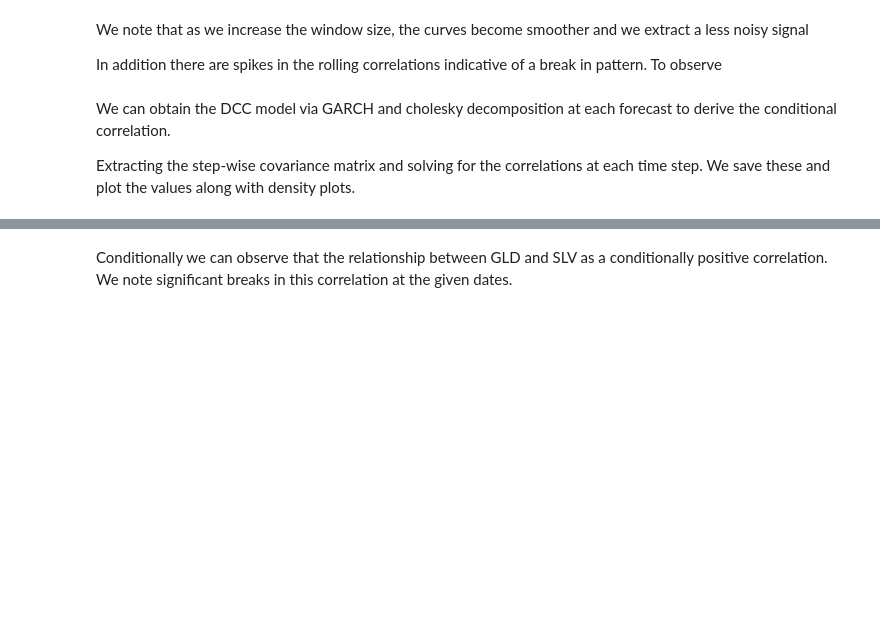
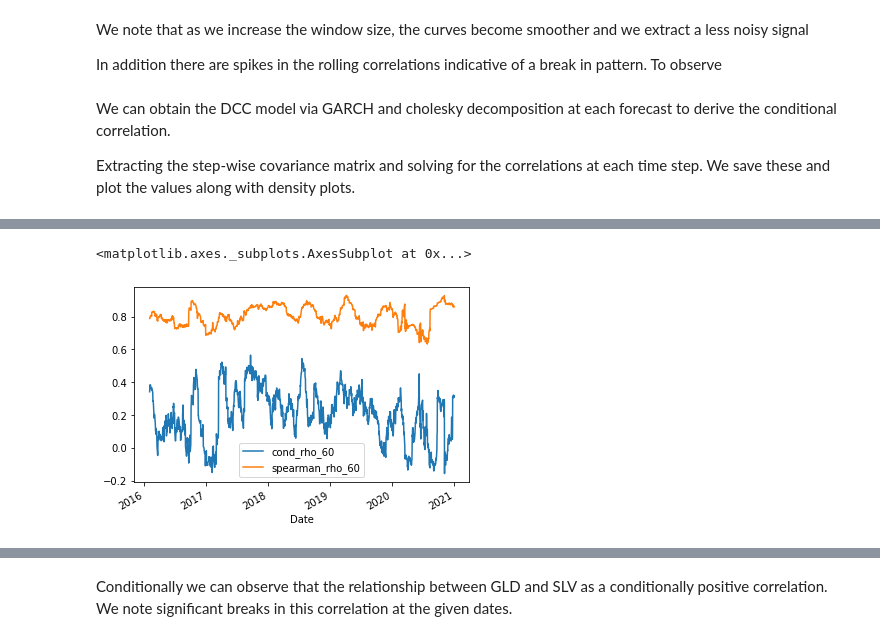
Before and after one commit to HAJG1112/StochasticCorrelations, a Jupyter notebook: Pcode/research.ipynb, the cells around one changed output, grey strips where cells are left out. Cells and saved outputs as stored; diff of their text form; code cells hidden in the pictures; blank space fills up the shorter version.

```diff
--- a/Pcode/research.ipynb
+++ b/Pcode/research.ipynb
@@ -168,0 +171,5 @@ s.plot()
+# %%
+s2[['cond_rho_60', 'spearman_rho_60']].plot()
+# %% [output]
+<matplotlib.axes._subplots.AxesSubplot at 0x...>
+[figure, added]
```
Also changed, not shown: parts of 33 cells of this notebook, 12 other files.
